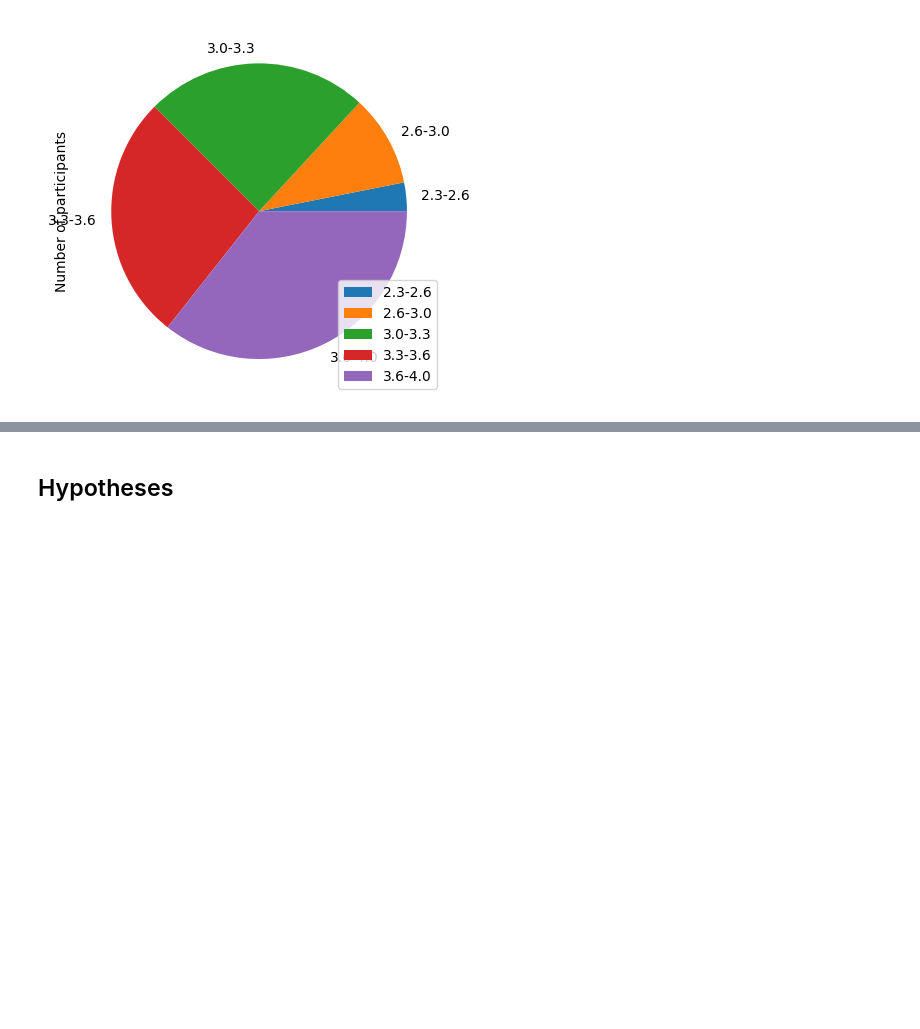
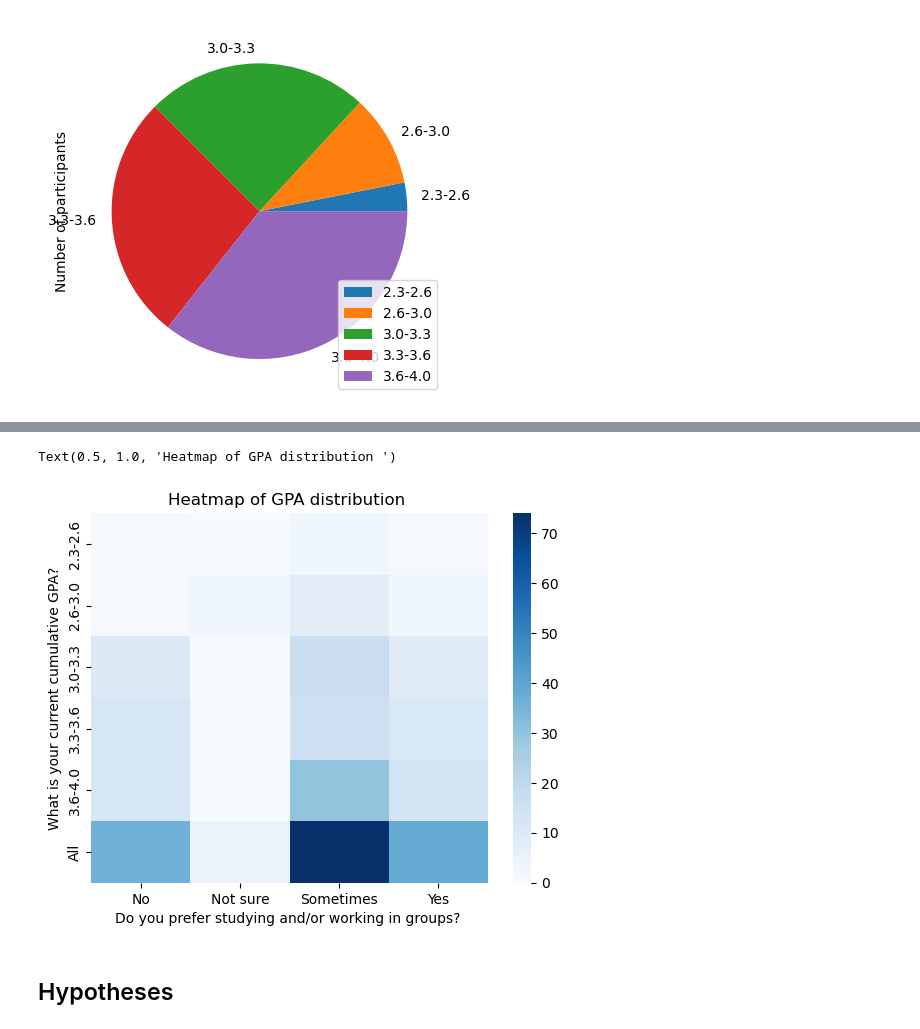
Before and after one commit to undahveeti/University-Characteristic-Data-Analysis, a Jupyter notebook: cs105_mini_project.ipynb, the cells around one changed output, grey strips where cells are left out. Saved outputs shown, nothing was run; the diff lists cells and outputs as text; code cells hidden in the pictures; blank space fills up the shorter version.

Commit message:
Added heatmap visualization

```diff
--- a/cs105_mini_project.ipynb
+++ b/cs105_mini_project.ipynb
@@ -114,3 +114,11 @@ plt.show()
+# %%
+studypreference_joint = pd.crosstab(df['What is your current cumulative GPA?'], df['Do you prefer studying and/or working in groups? '], margins = True)
+studypreference_joint = studypreference_joint[['No', 'Not sure', 'Sometimes', 'Yes']]
+sns.heatmap(studypreference_joint, cmap="Blues")
+plt.title("Heatmap of GPA distribution ")
+# %% [output]
+Text(0.5, 1.0, 'Heatmap of GPA distribution ')
+[figure, added]
 # %% [markdown]
 ## Hypotheses
 # %% [markdown]
```
Also changed, not shown: parts of 4 cells of this notebook.
